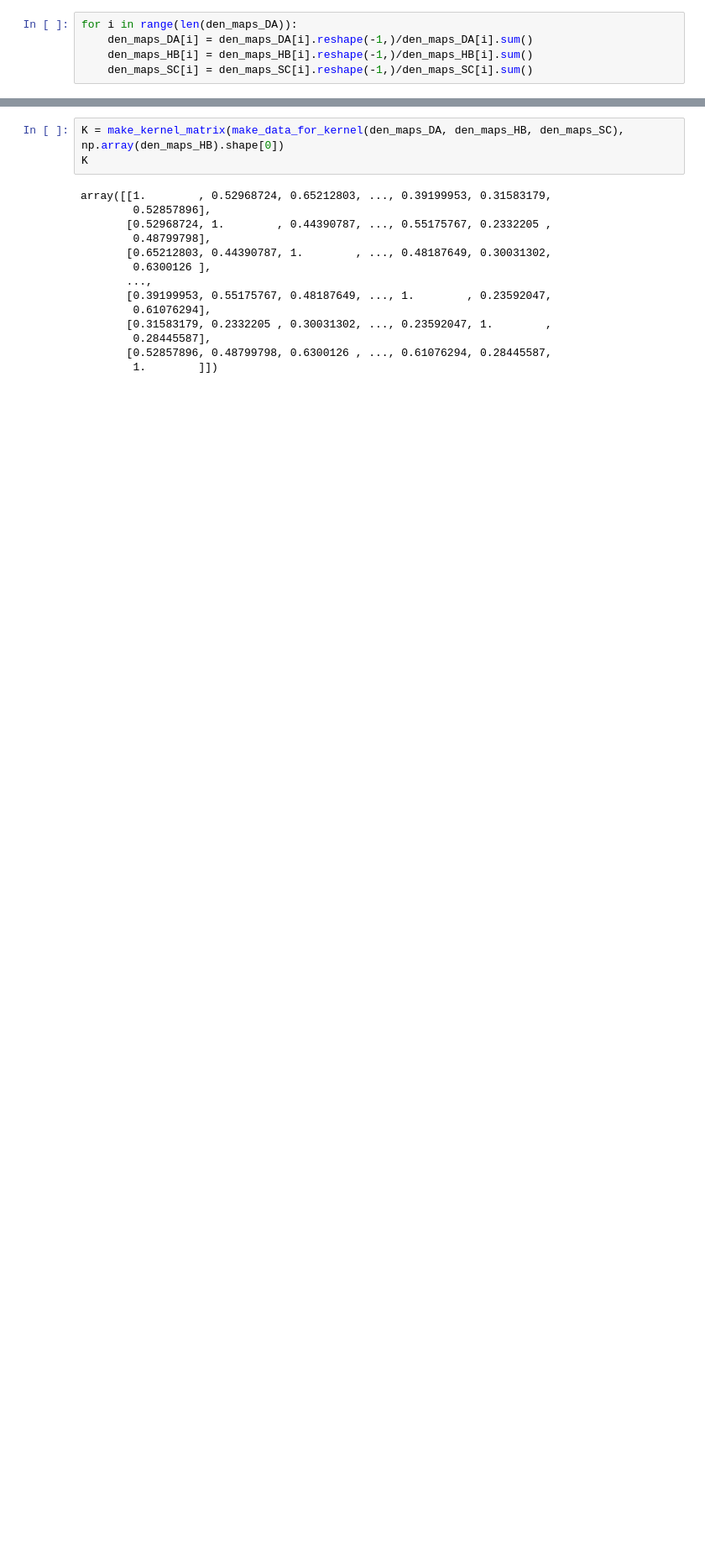
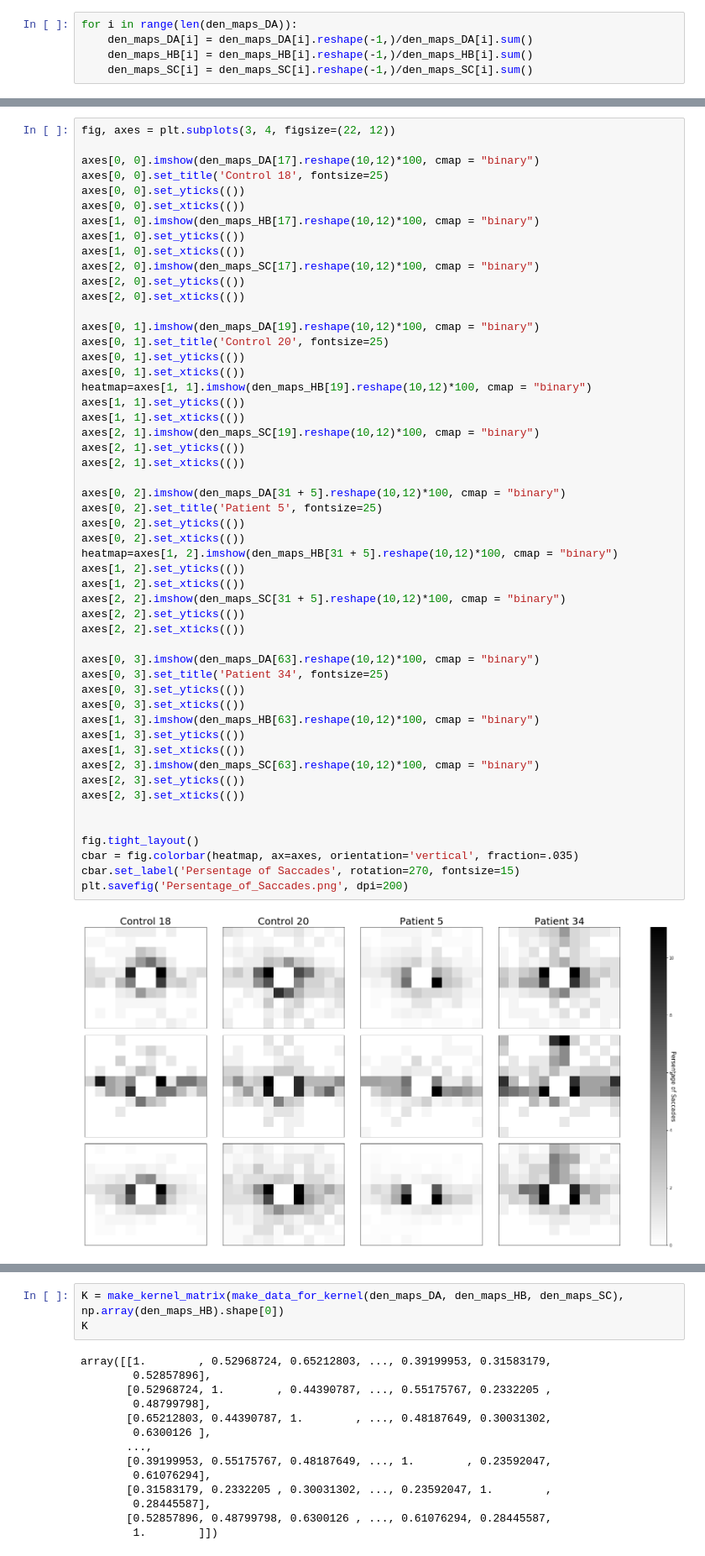
Before and after one commit to NikolayKozyrskiy/Machine-Learning-2019, a Jupyter notebook: ML_Project_2019.ipynb, the cells around one changed output, grey strips where cells are left out. Shown at 84% size. Saved outputs shown, nothing was run; the diff lists cells and outputs as text; blank space fills up the shorter version.

```diff
--- a/ML_Project_2019.ipynb
+++ b/ML_Project_2019.ipynb
@@ -562,0 +572,54 @@ def make_data_for_kernel_mixed(data_DA_s, data_HB_s, data_SC_s,data_DA_p, data_H
+# %%
+fig, axes = plt.subplots(3, 4, figsize=(22, 12))
+
+axes[0, 0].imshow(den_maps_DA[17].reshape(10,12)*100, cmap = "binary")
+axes[0, 0].set_title('Control 18', fontsize=25)
+axes[0, 0].set_yticks(())
+axes[0, 0].set_xticks(())
+axes[1, 0].imshow(den_maps_HB[17].reshape(10,12)*100, cmap = "binary")
+axes[1, 0].set_yticks(())
+axes[1, 0].set_xticks(())
+axes[2, 0].imshow(den_maps_SC[17].reshape(10,12)*100, cmap = "binary")
+axes[2, 0].set_yticks(())
+axes[2, 0].set_xticks(())
+
+axes[0, 1].imshow(den_maps_DA[19].reshape(10,12)*100, cmap = "binary")
+axes[0, 1].set_title('Control 20', fontsize=25)
+axes[0, 1].set_yticks(())
+axes[0, 1].set_xticks(())
+heatmap=axes[1, 1].imshow(den_maps_HB[19].reshape(10,12)*100, cmap = "binary")
+axes[1, 1].set_yticks(())
+axes[1, 1].set_xticks(())
+axes[2, 1].imshow(den_maps_SC[19].reshape(10,12)*100, cmap = "binary")
+axes[2, 1].set_yticks(())
+axes[2, 1].set_xticks(())
+
+axes[0, 2].imshow(den_maps_DA[31 + 5].reshape(10,12)*100, cmap = "binary")
+axes[0, 2].set_title('Patient 5', fontsize=25)
+axes[0, 2].set_yticks(())
+axes[0, 2].set_xticks(())
+heatmap=axes[1, 2].imshow(den_maps_HB[31 + 5].reshape(10,12)*100, cmap = "binary")
+axes[1, 2].set_yticks(())
+axes[1, 2].set_xticks(())
+axes[2, 2].imshow(den_maps_SC[31 + 5].reshape(10,12)*100, cmap = "binary")
+axes[2, 2].set_yticks(())
+axes[2, 2].set_xticks(())
+
+axes[0, 3].imshow(den_maps_DA[63].reshape(10,12)*100, cmap = "binary")
+axes[0, 3].set_title('Patient 34', fontsize=25)
+axes[0, 3].set_yticks(())
+axes[0, 3].set_xticks(())
+axes[1, 3].imshow(den_maps_HB[63].reshape(10,12)*100, cmap = "binary")
+axes[1, 3].set_yticks(())
+axes[1, 3].set_xticks(())
+axes[2, 3].imshow(den_maps_SC[63].reshape(10,12)*100, cmap = "binary")
+axes[2, 3].set_yticks(())
+axes[2, 3].set_xticks(())
+
+
+fig.tight_layout()
+cbar = fig.colorbar(heatmap, ax=axes, orientation='vertical', fraction=.035)
+cbar.set_label('Persentage of Saccades', rotation=270, fontsize=15)
+plt.savefig('Persentage_of_Saccades.png', dpi=200)
+# %% [output]
+[figure, added]
```
Also changed, not shown: parts of 63 cells of this notebook.
